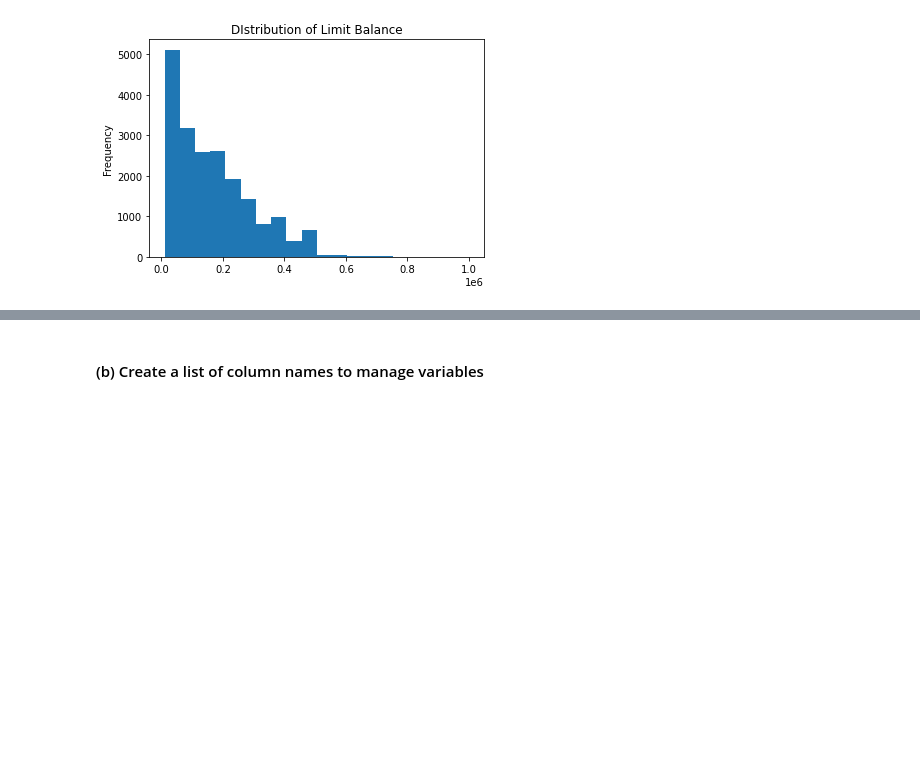
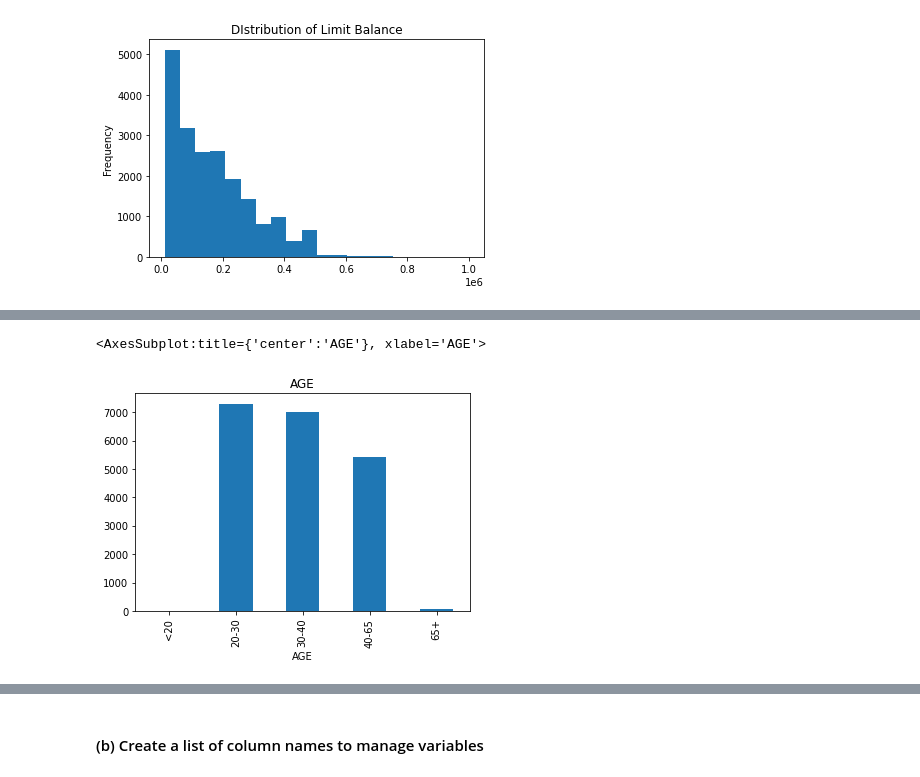
Before and after one commit to inderrana/credit_card_default_predictions, a Jupyter notebook: code/Group_project_SML.ipynb, the cells around one changed output, grey strips where cells are left out. Cells and saved outputs as stored; diff of their text form; code cells hidden in the pictures; blank space fills up the shorter version.

```diff
--- a/code/Group_project_SML.ipynb
+++ b/code/Group_project_SML.ipynb
@@ -175,0 +194,11 @@ train.LIMIT_BAL.plot.hist(bins=20, title = "DIstribution of Limit Balance")
+# %%
+pdata = train.copy()
+bins = [0, 20, 30, 40, 65, np.inf]
+names = ['<20', '20-30', '30-40', '40-65', '65+']
+
+pdata['AGE'] = pd.cut(pdata['AGE'], bins, labels=names)
+# %%
+pdata.groupby("AGE")["cust_id"].count().plot(kind='bar', title= 'AGE')
+# %% [output]
+<AxesSubplot:title={'center':'AGE'}, xlabel='AGE'>
+[figure, added]
```
Also changed, not shown: parts of 45 cells of this notebook, 1 other file.
